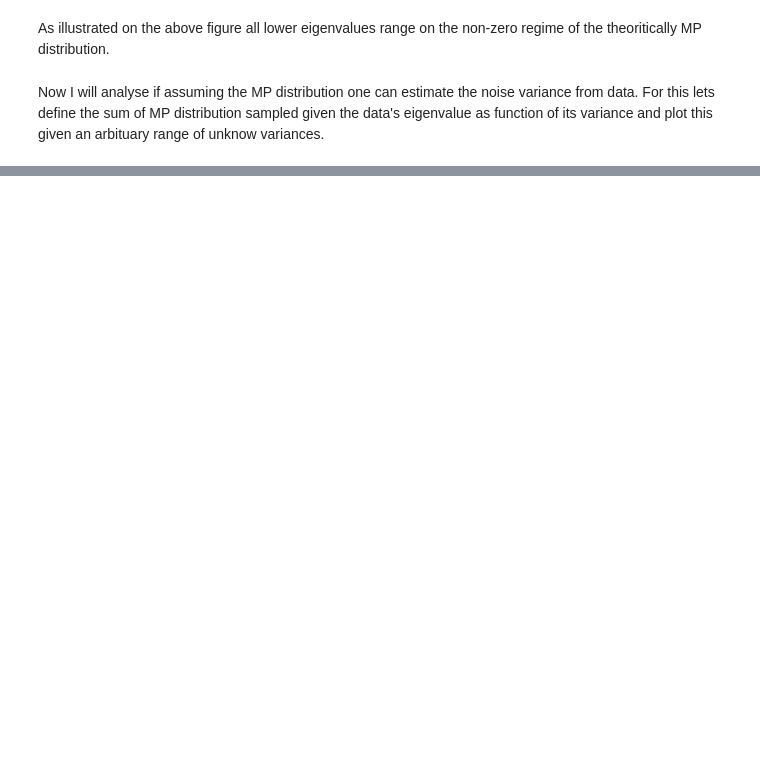
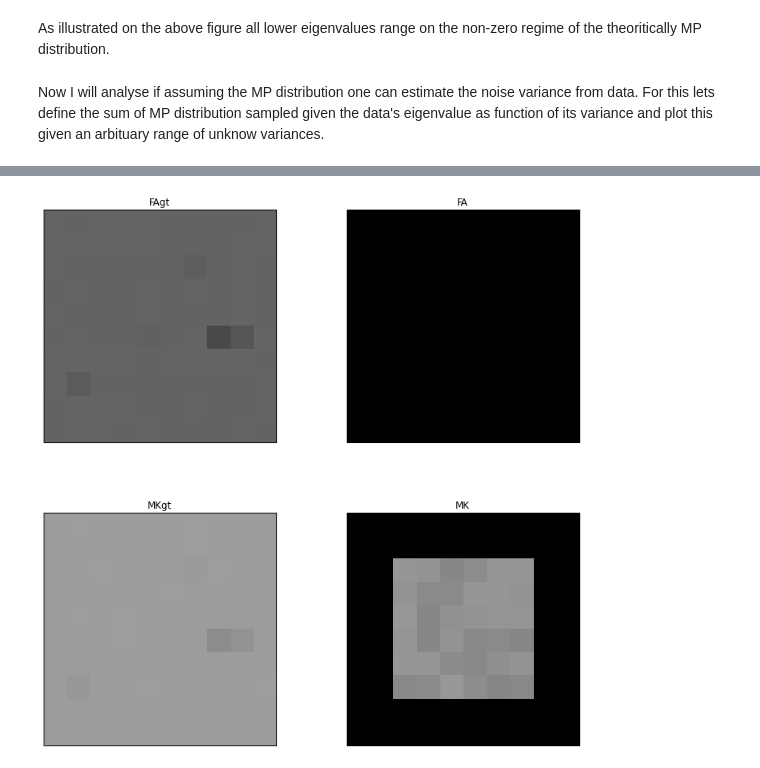
Before and after one commit to RafaelNH/dwi_pca_denoising, a Jupyter notebook: pca_analysis.ipynb, the cells around one changed output, grey strips where cells are left out. Drawn from its saved outputs; the diff is of its cells as text; code cells hidden in the pictures; blank space fills up the shorter version.

```diff
--- a/pca_analysis.ipynb
+++ b/pca_analysis.ipynb
@@ -166,0 +271,40 @@ sigma ** 2
+# %%
+P2den = localpca(Phantom2, 2, 2)
+# %%
+dtiM = dti.TensorModel(gtab)
+dkiM = dki.DiffusionKurtosisModel(gtab)
+
+dtiFgt = dtiM.fit(Phantom)
+FAgt = dtiFgt.fa
+evalsgt = dtiFgt.evals
+evecsgt = dtiFgt.evecs
+directionsgt = dtiFgt.directions
+
+dkiF = dkiM.fit(Phantom)
+MKgt = dkiF.mk()
+
+dtiF = dtiM.fit(P2den)
+FA = dtiF.fa
+evals = dtiF.evals
+evecs = dtiF.evecs
+directions = dtiF.directions
+
+dkiF = dkiM.fit(P2den)
+MK = dkiF.mk()
+
+fig2, ax = plt.subplots(2, 2, figsize=(12, 12),
+                        subplot_kw={'xticks': [], 'yticks': []})
+
+fig2.subplots_adjust(hspace=0.3, wspace=0.3)
+
+ax.flat[0].imshow(FAgt[:, :, 3], cmap='gray', interpolation="nearest", clim=(0.8, 0.9))
+ax.flat[0].set_title('FAgt')
+ax.flat[1].imshow(FA[:, :, 3], cmap='gray', interpolation="nearest", clim=(0.8, 0.9))
+ax.flat[1].set_title('FA')
+ax.flat[2].imshow(MKgt[:, :, 3], cmap='gray', interpolation="nearest", clim=(1, 2))
+ax.flat[2].set_title('MKgt')
+ax.flat[3].imshow(MK[:, :, 3], cmap='gray', interpolation="nearest", clim=(1, 2))
+ax.flat[3].set_title('MK')
+plt.show()
+# %% [output]
+[figure, added]
```
Also changed, not shown: parts of 41 cells of this notebook.
